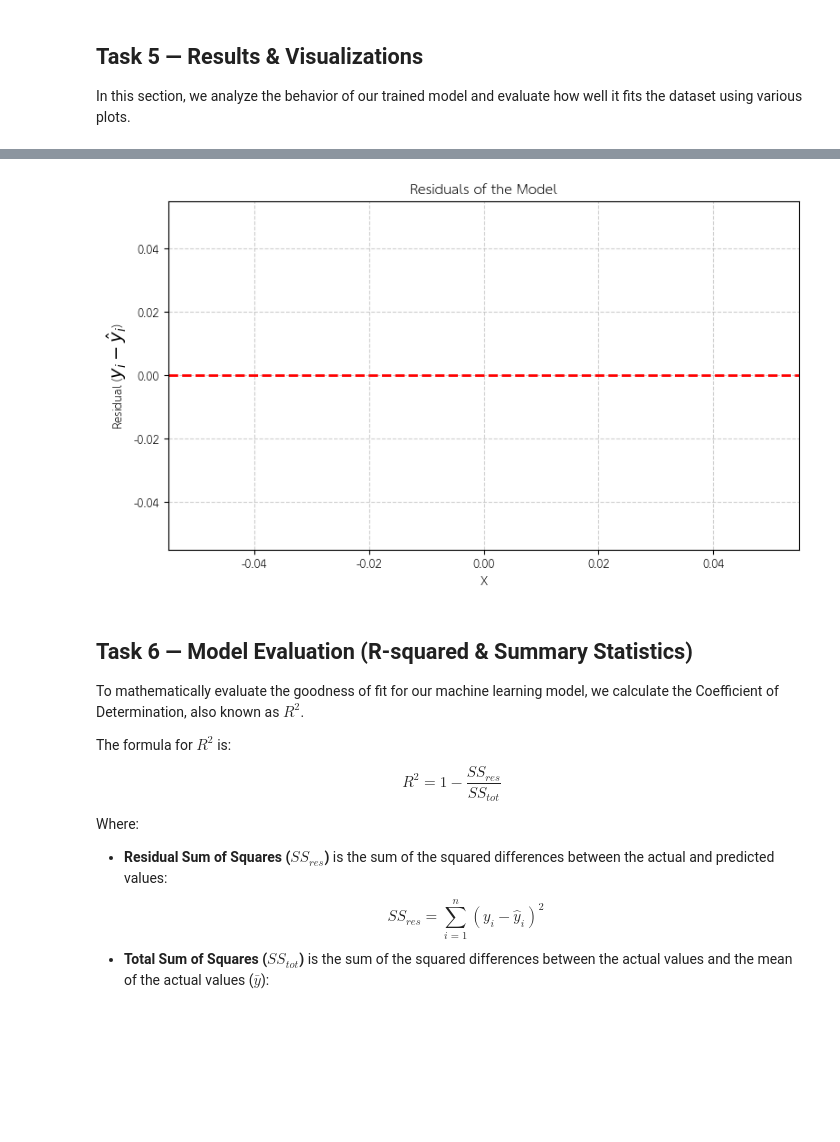
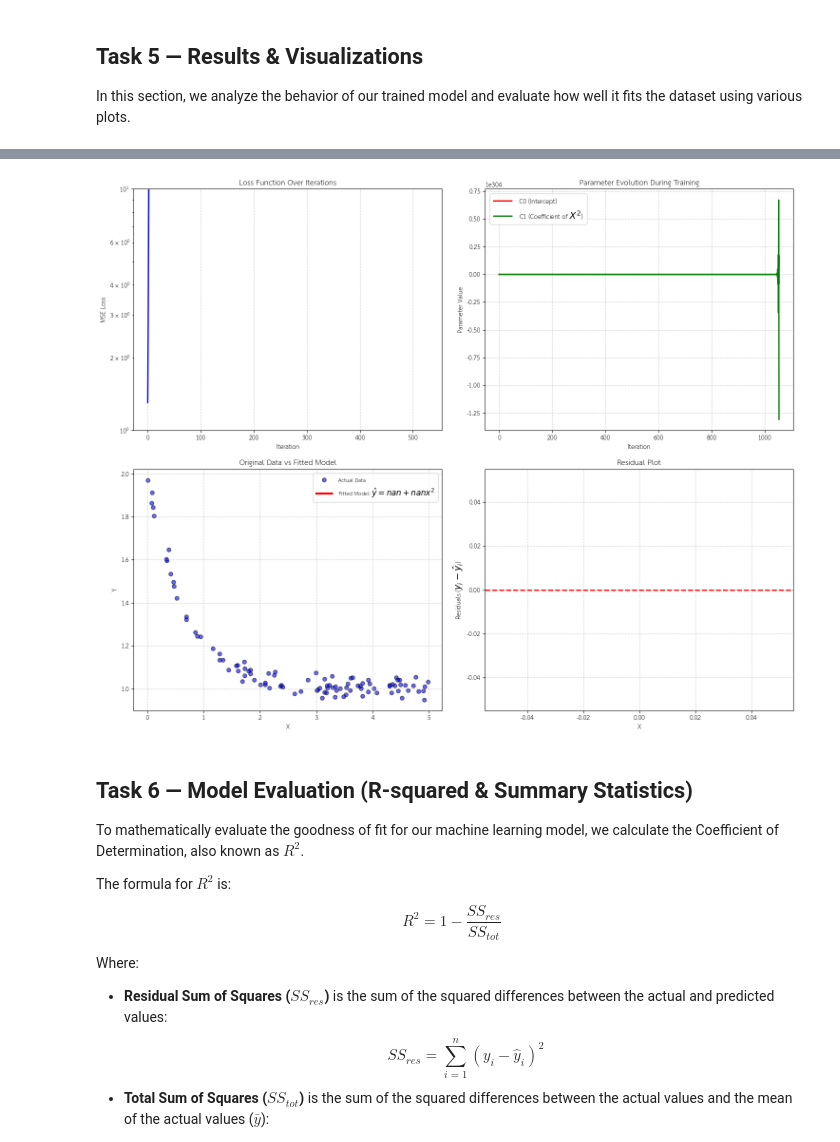
Before and after one commit to Palapluem/cpe342-machine-learning, a Jupyter notebook: assignment/Assignment 2_Training models via iterative approach/Assignment_2_GD.ipynb, the cells around one changed output, grey strips where cells are left out. Drawn from its saved outputs; the diff is of its cells as text; code cells hidden in the pictures; blank space fills up the shorter version.

Commit message:
Combine graphs into a 2x2 grid to match the senior's format and look more professional

```diff
--- a/assignment/Assignment 2_Training models via iterative approach/Assignment_2_GD.ipynb
+++ b/assignment/Assignment 2_Training models via iterative approach/Assignment_2_GD.ipynb
@@ -250,18 +196,49 @@ plt.show()
-# %%
-# Graph 4: Residuals of the Model
-Y_pred_final = C0 + C1 * X_sq
-residuals = Y - Y_pred_final
-
-plt.figure(figsize=(9, 5))
-plt.scatter(X, residuals, color='purple', alpha=0.7, edgecolor='k')
-plt.axhline(0, color='red', linestyle='--', linewidth=2)
-plt.title('Residuals of the Model')
-plt.xlabel('X')
-plt.ylabel('Residual ($y_i - \hat{y}_i$)')
-plt.grid(True, linestyle='--', alpha=0.6)
-plt.show()
-# %% [output]
-[figure, removed]
+# %%
+# Create subplots for a 2x2 grid visualization
+fig, ((ax1, ax2), (ax3, ax4)) = plt.subplots(2, 2, figsize=(15, 12))
+
+# Plot 1: Learning Curve (Loss over Iterations)
+ax1.plot(range(n_iterations), history_loss, 'b-', linewidth=2)
+ax1.set_xlabel('Iteration')
+ax1.set_ylabel('MSE Loss')
+ax1.set_title('Loss Function Over Iterations')
+ax1.grid(True, linestyle='--', alpha=0.6)
+ax1.set_yscale('log') # Log scale to see convergence better
+
+# Plot 2: Convergence of parameters C0 and C1
+ax2.plot(range(n_iterations), history_C0, 'r-', label='C0 (Intercept)', linewidth=2)
+ax2.plot(range(n_iterations), history_C1, 'g-', label='C1 (Coefficient of $X^2$)', linewidth=2)
+ax2.set_xlabel('Iteration')
+ax2.set_ylabel('Parameter Value')
+ax2.set_title('Parameter Evolution During Training')
+ax2.legend()
+ax2.grid(True, linestyle='--', alpha=0.6)
+
+# Plot 3: Fitted Curve vs Actual Data
+x_line = np.linspace(min(X), max(X), 100)
+y_line = C0 + C1 * (x_line**2)
+ax3.scatter(X, Y, color='blue', alpha=0.6, label='Actual Data', edgecolor='k')
+ax3.plot(x_line, y_line, 'r-', linewidth=3, label=f'Fitted Model: $\hat{{y}} = {C0:.4f} + {C1:.4f}x^2$')
+ax3.set_xlabel('X')
+ax3.set_ylabel('Y')
+ax3.set_title('Original Data vs Fitted Model')
+ax3.legend(fontsize=12)
+ax3.grid(True, linestyle='--', alpha=0.6)
+
+# Plot 4: Residuals
+Y_pred_final = C0 + C1 * X_sq
+residuals = Y - Y_pred_final
+ax4.scatter(X, residuals, color='purple', alpha=0.6, edgecolor='k')
+ax4.axhline(0, color='red', linestyle='--', linewidth=2)
+ax4.set_xlabel('X')
+ax4.set_ylabel('Residuals ($y_i - \hat{y}_i$)')
+ax4.set_title('Residual Plot')
+ax4.grid(True, linestyle='--', alpha=0.6)
+
+plt.tight_layout()
+plt.show()
+# %% [output]
+[figure, added]
 # %% [markdown]
 ## Task 6 — Model Evaluation (R-squared & Summary Statistics)
 To mathematically evaluate the goodness of fit for our machine learning model, we calculate the Coefficient of Determination, also known as $R^2$.
```
Also changed, not shown: parts of 3 cells of this notebook, 6 other files.
